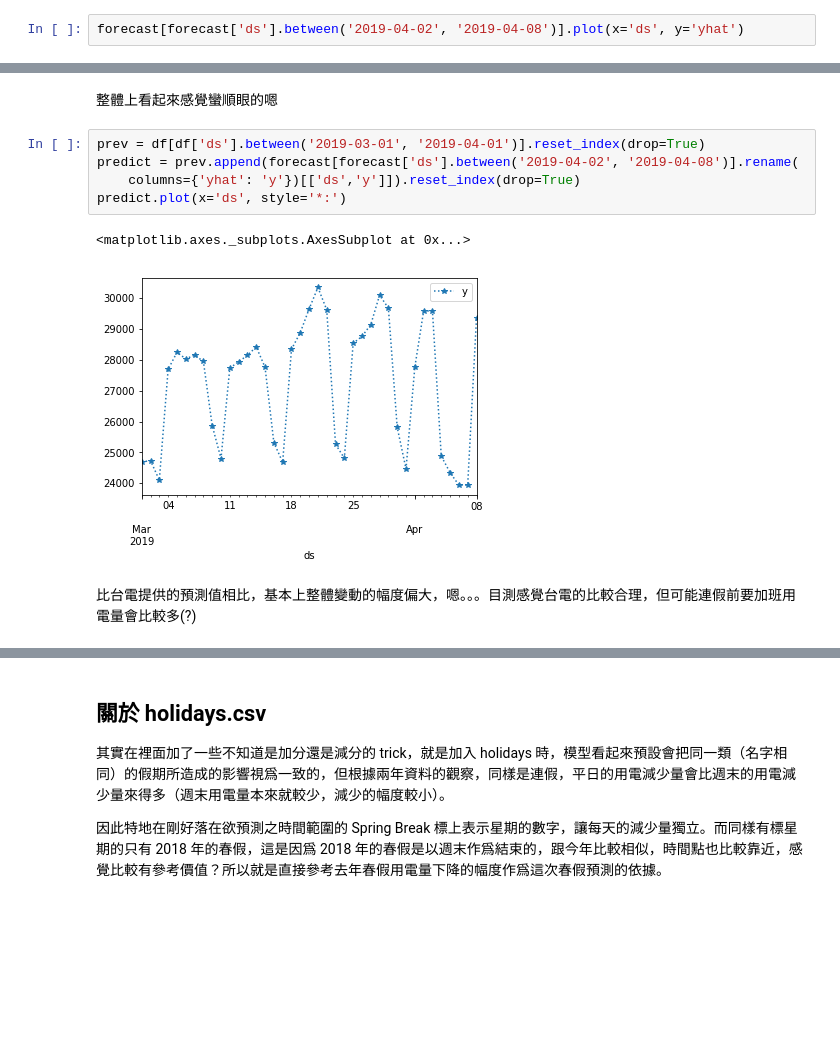
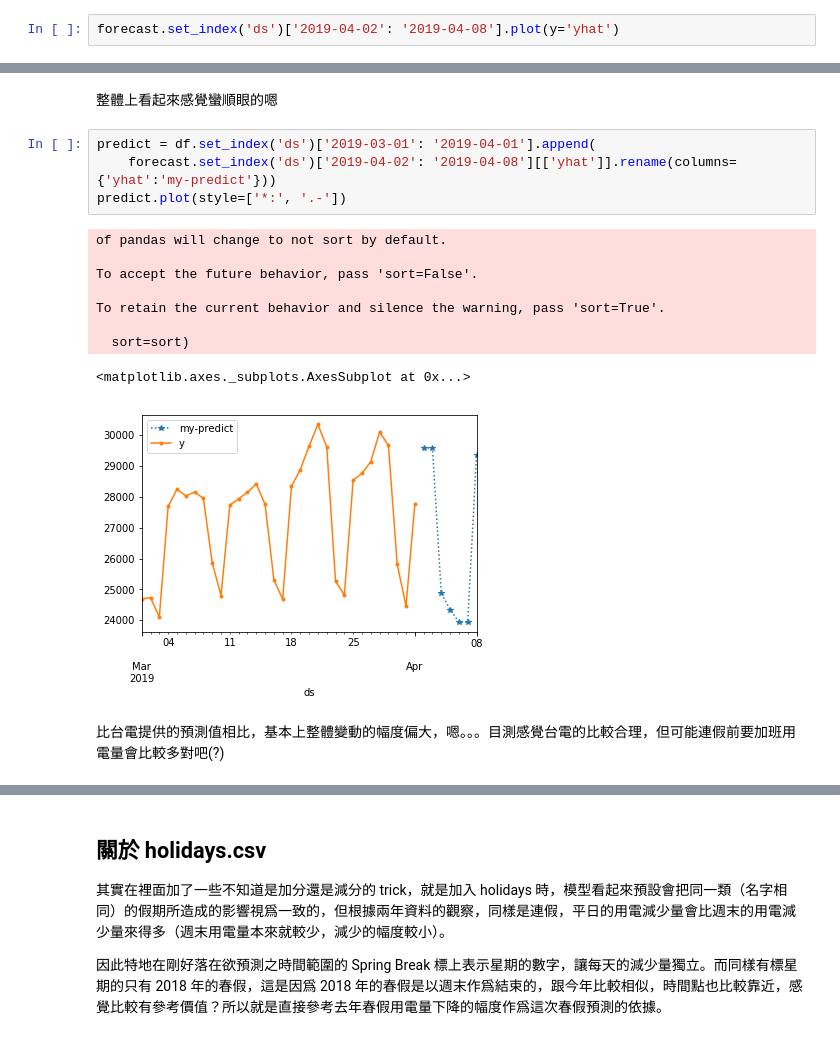
Before and after one commit to siahuat0727/taipower-prophet, a Jupyter notebook: forecasting.ipynb, the cells around one changed output, grey strips where cells are left out. Cells and saved outputs as stored; diff of their text form; blank space fills up the shorter version.

```diff
--- a/forecasting.ipynb
+++ b/forecasting.ipynb
@@ -82,7 +82,7 @@ forecast = m.predict(future)
 # %% [markdown]
 ### 顯示預測結果
 # %%
-forecast[forecast['ds'].between('2019-04-02', '2019-04-08')].plot(x='ds', y='yhat')
+forecast.set_index('ds')['2019-04-02': '2019-04-08'].plot(y='yhat')
 # %% [output]
 <matplotlib.axes._subplots.AxesSubplot at 0x...>
 [figure]
@@ -97,15 +97,21 @@ _ = m.plot_components(forecast)
 # %% [markdown]
 整體上看起來感覺蠻順眼的嗯
 # %%
-prev = df[df['ds'].between('2019-03-01', '2019-04-01')].reset_index(drop=True)
-predict = prev.append(forecast[forecast['ds'].between('2019-04-02', '2019-04-08')].rename(
-    columns={'yhat': 'y'})[['ds','y']]).reset_index(drop=True)
-predict.plot(x='ds', style='*:')
+predict = df.set_index('ds')['2019-03-01': '2019-04-01'].append(
+    forecast.set_index('ds')['2019-04-02': '2019-04-08'][['yhat']].rename(columns={'yhat':'my-predict'}))
+predict.plot(style=['*:', '.-'])
 # %% [output]
-<matplotlib.axes._subplots.AxesSubplot at 0x...>
+of pandas will change to not sort by default.
+
+To accept the future behavior, pass 'sort=False'.
+
+To retain the current behavior and silence the warning, pass 'sort=True'.
+
+  sort=sort)
+<matplotlib.axes._subplots.AxesSubplot at 0x...>
-[figure, old version]
+[figure, new version]
 # %% [markdown]
-比台電提供的預測值相比，基本上整體變動的幅度偏大，嗯。。。目測感覺台電的比較合理，但可能連假前要加班用電量會比較多(?)
+比台電提供的預測值相比，基本上整體變動的幅度偏大，嗯。。。目測感覺台電的比較合理，但可能連假前要加班用電量會比較多對吧(?)
 # %%
 tai_predict = pd.read_csv('tai-predict.csv')
 cols = {'日期(年/月/日)': 'ds', '預估瞬時尖峰負載(萬瓩)': 'y'}
```
Also changed, not shown: parts of 3 cells of this notebook.
